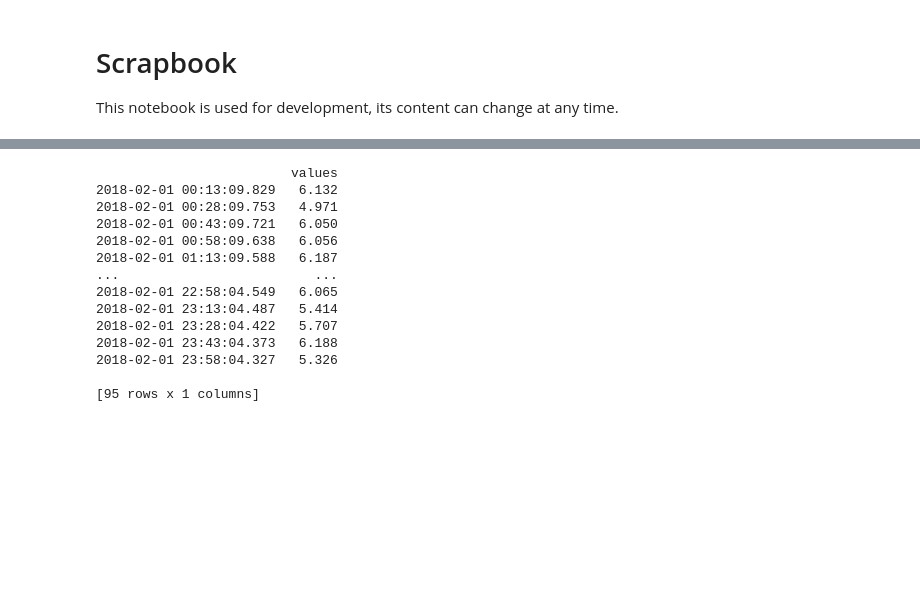
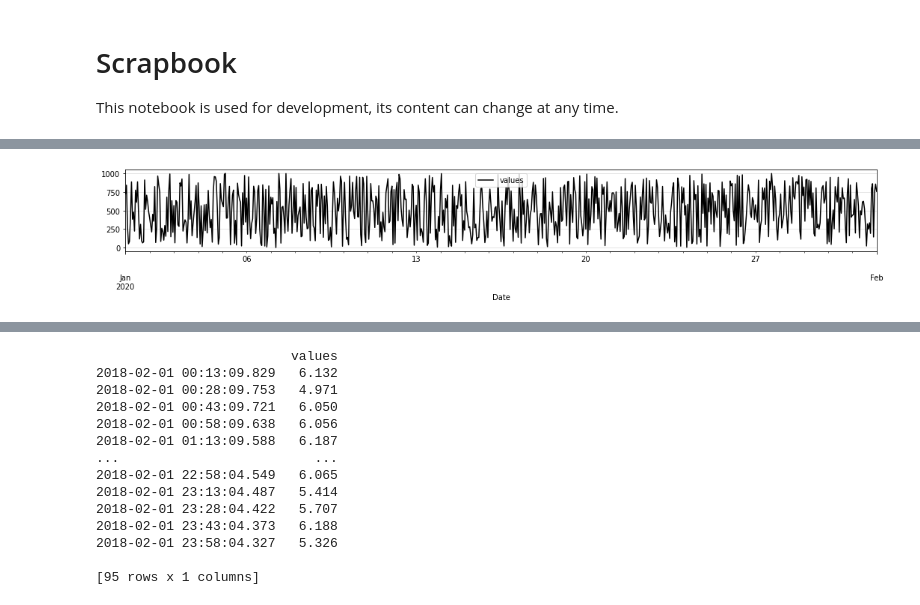
Before and after one commit to timeatlas-dev/timeatlas, a Jupyter notebook: notebooks/scrapbook.ipynb, the cells around one changed output, grey strips where cells are left out. Cells and saved outputs as stored; diff of their text form; code cells hidden in the pictures; blank space fills up the shorter version.

Commit message:
Add fill method and replace u8timeseries by darts

```diff
--- a/notebooks/scrapbook.ipynb
+++ b/notebooks/scrapbook.ipynb
@@ -7,0 +10,2 @@ import pandas as pd
+# %%
+ts = ta.TimeSeries.create("01-2020", "02-2020", "H")
@@ -7,0 +29,4 @@ import pandas as pd
+# %%
+ts.fill(np.random.randint(0,1000,len(ts))).plot()
+# %% [output]
+[figure, added]
```
Also changed, not shown: parts of 12 cells of this notebook, 3 other files.
